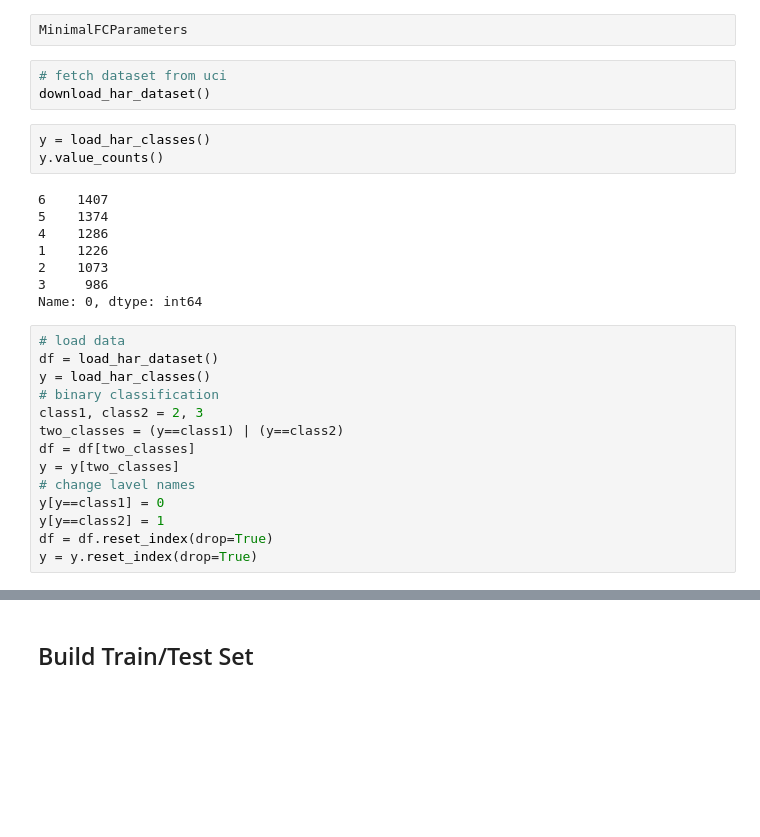
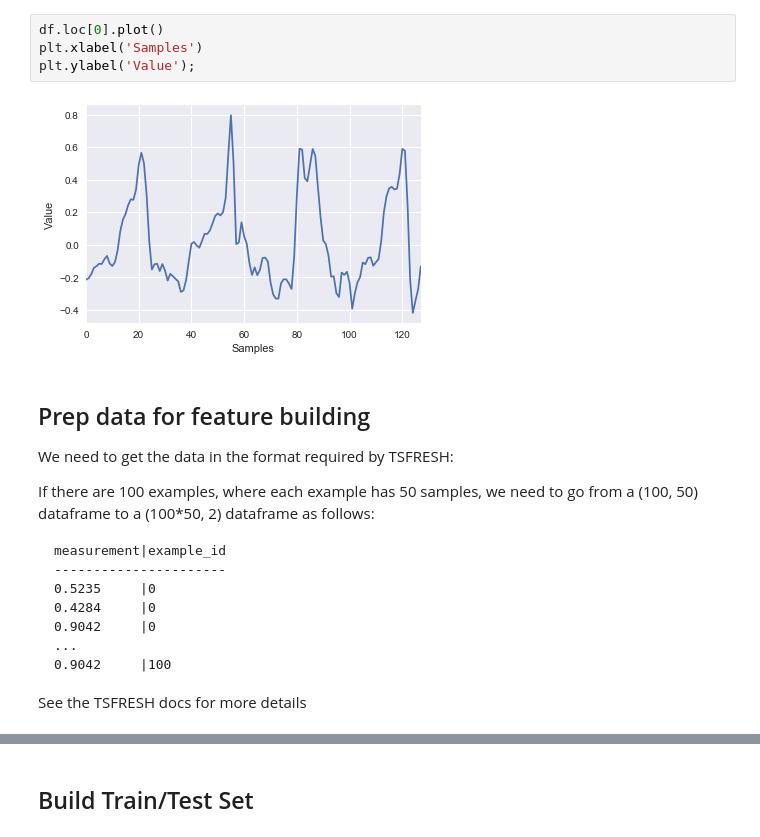
Before and after one commit to crawles/automl_service, a Jupyter notebook: modelling_and_usage.ipynb, the cells around one changed output, grey strips where cells are left out. Drawn from its saved outputs; the diff is of its cells as text; blank space fills up the shorter version.

```diff
--- a/modelling_and_usage.ipynb
+++ b/modelling_and_usage.ipynb
@@ -255,33 +47,24 @@ master_df
-# %%
-MinimalFCParameters
-# %%
-# fetch dataset from uci
-download_har_dataset()
-# %%
-y = load_har_classes()
-y.value_counts()
-# %% [output]
-6    1407
-5    1374
-4    1286
-1    1226
-2    1073
-3     986
-Name: 0, dtype: int64
-# %%
-# load data
-df = load_har_dataset()
-y = load_har_classes()
-# binary classification
-class1, class2 = 2, 3
-two_classes = (y==class1) | (y==class2)
-df = df[two_classes]
-y = y[two_classes]
-# change lavel names
-y[y==class1] = 0
-y[y==class2] = 1
-df = df.reset_index(drop=True)
-y = y.reset_index(drop=True)
+# %%
+df.loc[0].plot()
+plt.xlabel('Samples')
+plt.ylabel('Value');
+# %% [output]
+[figure, added]
+# %% [markdown]
+## Prep data for feature building
+We need to get the data in the format required by TSFRESH:
+
+If there are 100 examples, where each example has 50 samples, we need to go from a (100, 50) dataframe to a (100*50, 2) dataframe as follows:
+~~~
+measurement|example_id
+----------------------
+0.5235     |0
+0.4284     |0
+0.9042     |0
+...
+0.9042     |100
+~~~
+See the TSFRESH docs for more details
 # %%
 # values
 v = df.stack().values
```
Also changed, not shown: parts of 41 cells of this notebook, 3 other files.
